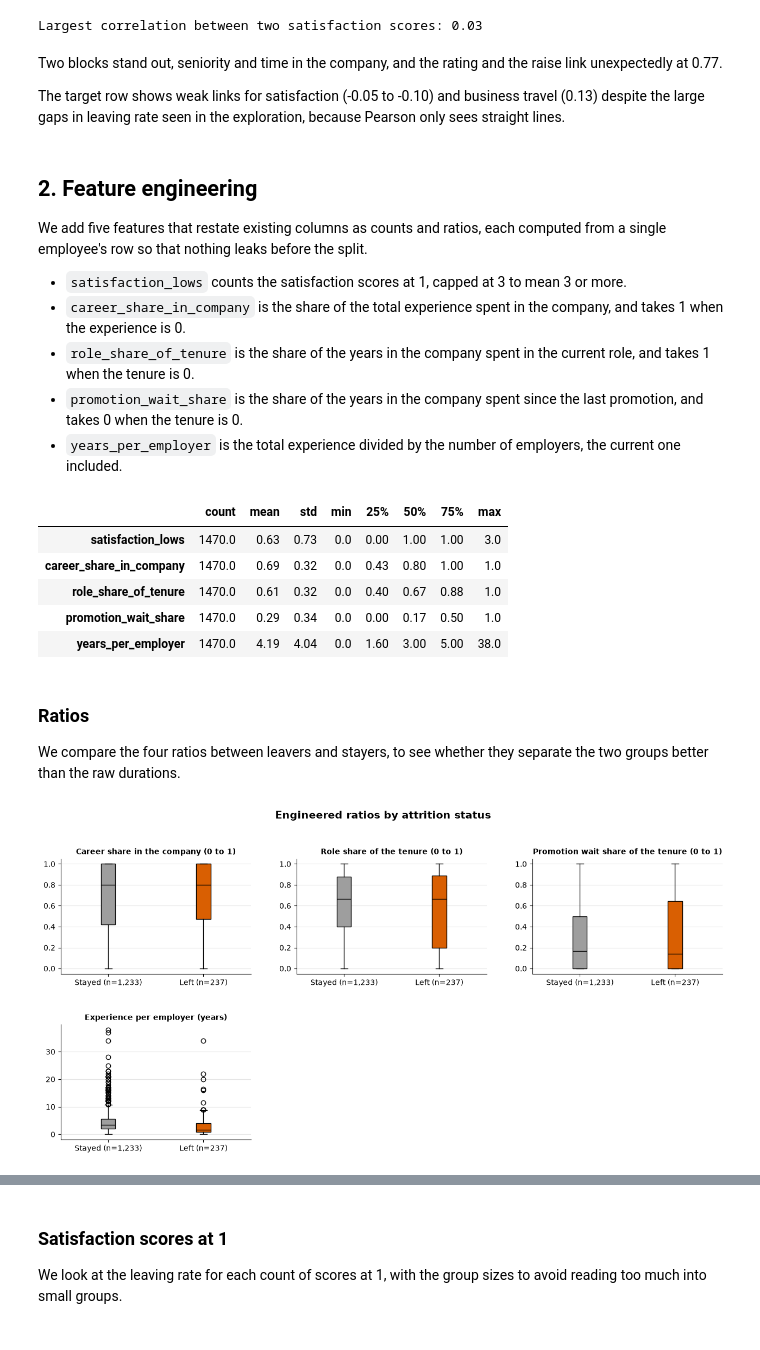
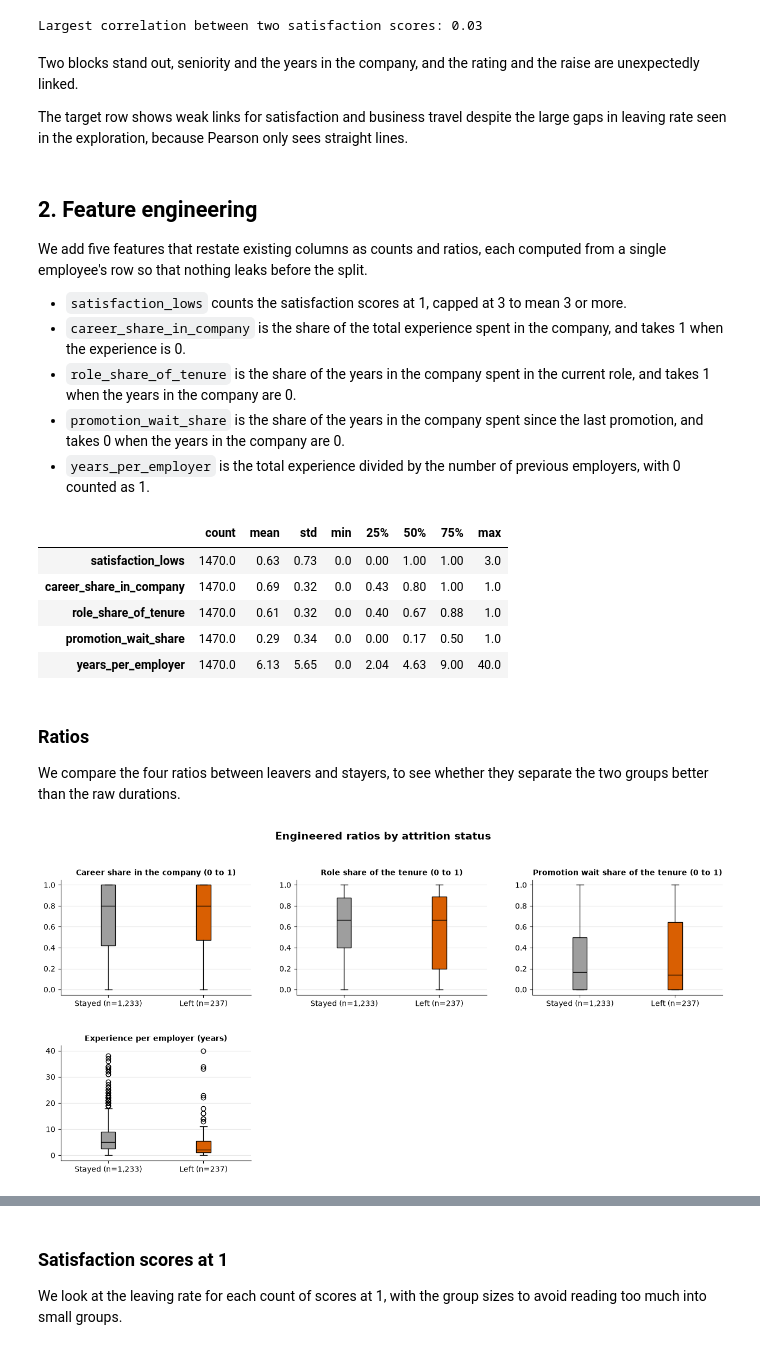
Before and after one commit to dapitch666/oc-p04-hr-attrition-classification, a Jupyter notebook: notebooks/02_modeling.ipynb, the cells around one changed output, grey strips where cells are left out. Cells and saved outputs as stored; diff of their text form; code cells hidden in the pictures.

```diff
--- a/notebooks/02_modeling.ipynb
+++ b/notebooks/02_modeling.ipynb
@@ -310,9 +310,9 @@ print(
 | 6 | Years in the current role | Years under the current manager | 0.71 | 0.72 |
 Largest correlation between two satisfaction scores: 0.03
 # %% [markdown]
-Two blocks stand out, seniority and time in the company, and the rating and the raise link unexpectedly at 0.77.
+Two blocks stand out, seniority and the years in the company, and the rating and the raise are unexpectedly linked.
 
-The target row shows weak links for satisfaction (-0.05 to -0.10) and business travel (0.13) despite the large gaps in leaving rate seen in the exploration, because Pearson only sees straight lines.
+The target row shows weak links for satisfaction and business travel despite the large gaps in leaving rate seen in the exploration, because Pearson only sees straight lines.
 # %% [markdown]
 ## 2. Feature engineering
 
@@ -320,9 +320,9 @@ We add five features that restate existing columns as counts and ratios, each co
 
 - `satisfaction_lows` counts the satisfaction scores at 1, capped at 3 to mean 3 or more.
 - `career_share_in_company` is the share of the total experience spent in the company, and takes 1 when the experience is 0.
-- `role_share_of_tenure` is the share of the years in the company spent in the current role, and takes 1 when the tenure is 0.
-- `promotion_wait_share` is the share of the years in the company spent since the last promotion, and takes 0 when the tenure is 0.
-- `years_per_employer` is the total experience divided by the number of employers, the current one included.
+- `role_share_of_tenure` is the share of the years in the company spent in the current role, and takes 1 when the years in the company are 0.
+- `promotion_wait_share` is the share of the years in the company spent since the last promotion, and takes 0 when the years in the company are 0.
+- `years_per_employer` is the total experience divided by the number of previous employers, with 0 counted as 1.
 # %%
 SATISFACTION_COLUMNS = [
     col for col in employees.columns if col.startswith("satisfaction_employee_")
@@ -347,37 +347,38 @@ def add_engineered_features(df):
     tenure = df["annees_dans_l_entreprise"]
     features = pd.DataFrame(index=df.index)
     features["satisfaction_lows"] = (
         (df[SATISFACTION_COLUMNS] == 1).sum(axis=1).clip(upper=3)
     )
     features["career_share_in_company"] = (tenure / experience).where(
         experience > 0, 1.0
     )
     features["role_share_of_tenure"] = (
         df["annees_dans_le_poste_actuel"] / tenure
     ).where(tenure > 0, 1.0)
     features["promotion_wait_share"] = (
         df["annees_depuis_la_derniere_promotion"] / tenure
     ).where(tenure > 0, 0.0)
-    features["years_per_employer"] = experience / (
-        df["nombre_experiences_precedentes"] + 1
-    )
+    # 0 and 1 previous employers both describe a career spent in the company
+    features["years_per_employer"] = experience / df[
+        "nombre_experiences_precedentes"
+    ].clip(lower=1)
     return features[FEATURE_COLUMNS]
 
 
 features = add_engineered_features(employees)
 assert features.notna().all().all(), "a feature has a missing value"
 assert np.isfinite(features).all().all(), "a feature has an infinite value"
 assert set(FEATURE_COLUMNS) <= set(COLUMN_LABELS), "a feature has no label"
 
 engineered = employees.join(features)
 display(features.describe().T.round(2))
 # %% [output]
 |  | count | mean | std | min | 25% | 50% | 75% | max |
 | satisfaction_lows | 1470.0 | 0.63 | 0.73 | 0.0 | 0.00 | 1.00 | 1.00 | 3.0 |
 | career_share_in_company | 1470.0 | 0.69 | 0.32 | 0.0 | 0.43 | 0.80 | 1.00 | 1.0 |
 | role_share_of_tenure | 1470.0 | 0.61 | 0.32 | 0.0 | 0.40 | 0.67 | 0.88 | 1.0 |
 | promotion_wait_share | 1470.0 | 0.29 | 0.34 | 0.0 | 0.00 | 0.17 | 0.50 | 1.0 |
-| years_per_employer | 1470.0 | 4.19 | 4.04 | 0.0 | 1.60 | 3.00 | 5.00 | 38.0 |
+| years_per_employer | 1470.0 | 6.13 | 5.65 | 0.0 | 2.04 | 4.63 | 9.00 | 40.0 |
 # %% [markdown]
 ### Ratios
 
@@ -388,5 +389,5 @@ plot_boxplots_by_target(
     engineered, RATIO_COLUMNS, "Engineered ratios by attrition status"
 )
 # %% [output]
-[figure, old version]
+[figure, new version]
 # %% [markdown]
```
Also changed, not shown: parts of 127 cells of this notebook, 4 other files.
